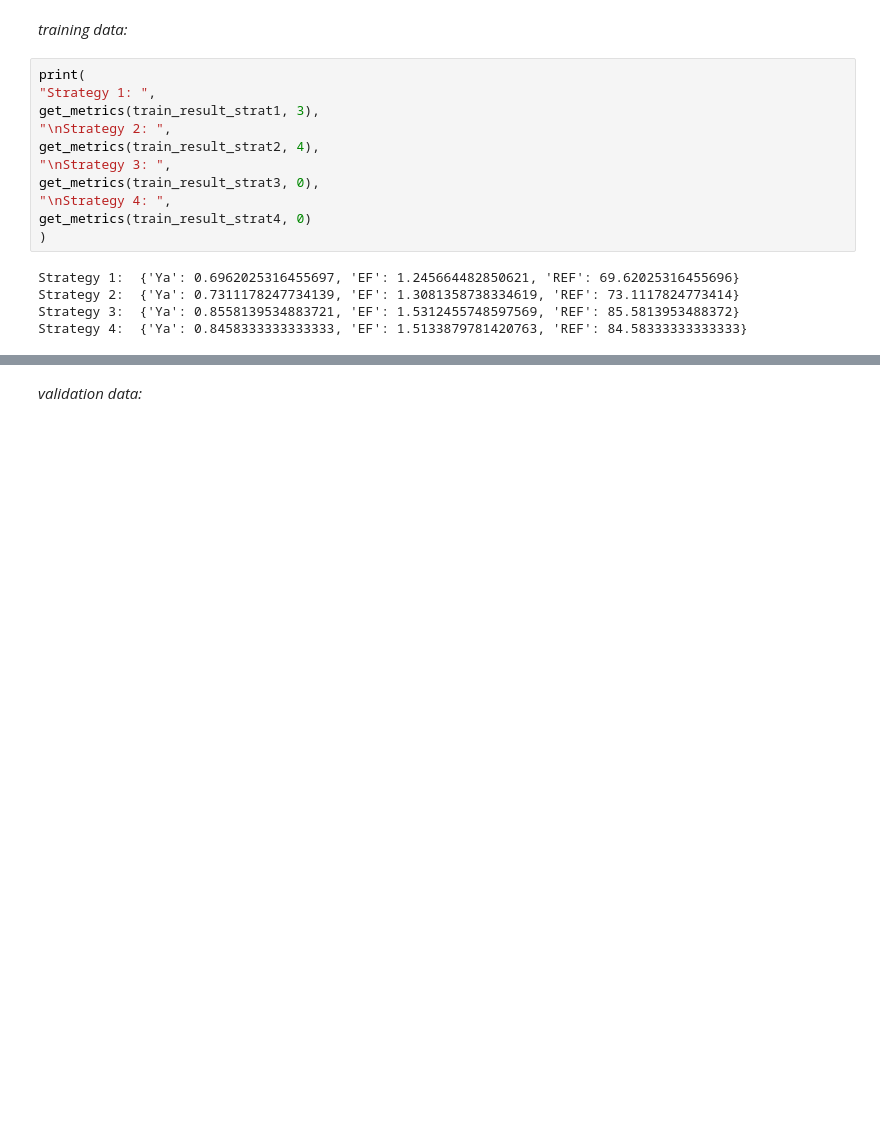
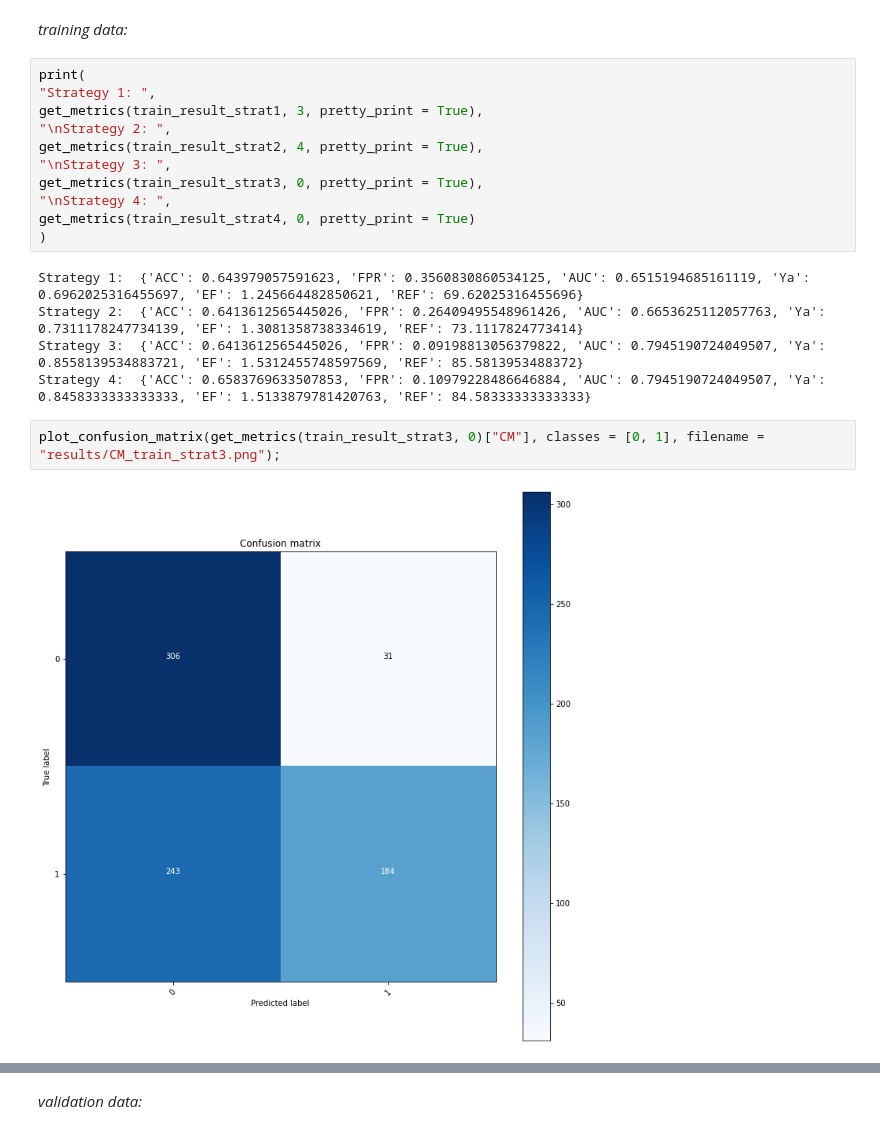
Before and after one commit to michabirklbauer/protein_docking, a Jupyter notebook: data/acetylcholinesterase/scoring/scoring.ipynb, the cells around one changed output, grey strips where cells are left out. Drawn from its saved outputs; the diff is of its cells as text; blank space fills up the shorter version.

```diff
--- a/data/acetylcholinesterase/scoring/scoring.ipynb
+++ b/data/acetylcholinesterase/scoring/scoring.ipynb
@@ -267,16 +247,20 @@ Strategy 4:  0.1590909090909091
 # %%
 print(
 "Strategy 1: ",
-get_metrics(train_result_strat1, 3),
+get_metrics(train_result_strat1, 3, pretty_print = True),
 "\nStrategy 2: ",
-get_metrics(train_result_strat2, 4),
+get_metrics(train_result_strat2, 4, pretty_print = True),
 "\nStrategy 3: ",
-get_metrics(train_result_strat3, 0),
+get_metrics(train_result_strat3, 0, pretty_print = True),
 "\nStrategy 4: ",
-get_metrics(train_result_strat4, 0)
+get_metrics(train_result_strat4, 0, pretty_print = True)
 )
 # %% [output]
-Strategy 1:  {'Ya': 0.6962025316455697, 'EF': 1.245664482850621, 'REF': 69.62025316455696}
-Strategy 2:  {'Ya': 0.7311178247734139, 'EF': 1.3081358738334619, 'REF': 73.1117824773414}
-Strategy 3:  {'Ya': 0.8558139534883721, 'EF': 1.5312455748597569, 'REF': 85.5813953488372}
-Strategy 4:  {'Ya': 0.8458333333333333, 'EF': 1.5133879781420763, 'REF': 84.58333333333333}
+Strategy 1:  {'ACC': 0.643979057591623, 'FPR': 0.3560830860534125, 'AUC': 0.6515194685161119, 'Ya': 0.6962025316455697, 'EF': 1.245664482850621, 'REF': 69.62025316455696}
+Strategy 2:  {'ACC': 0.6413612565445026, 'FPR': 0.26409495548961426, 'AUC': 0.6653625112057763, 'Ya': 0.7311178247734139, 'EF': 1.3081358738334619, 'REF': 73.1117824773414}
+Strategy 3:  {'ACC': 0.6413612565445026, 'FPR': 0.09198813056379822, 'AUC': 0.7945190724049507, 'Ya': 0.8558139534883721, 'EF': 1.5312455748597569, 'REF': 85.5813953488372}
+Strategy 4:  {'ACC': 0.6583769633507853, 'FPR': 0.10979228486646884, 'AUC': 0.7945190724049507, 'Ya': 0.8458333333333333, 'EF': 1.5133879781420763, 'REF': 84.58333333333333}
+# %%
+plot_confusion_matrix(get_metrics(train_result_strat3, 0)["CM"], classes = [0, 1], filename = "results/CM_train_strat3.png");
+# %% [output]
+[figure, added]
```
Also changed, not shown: parts of 16 cells of this notebook, 6 other files.
